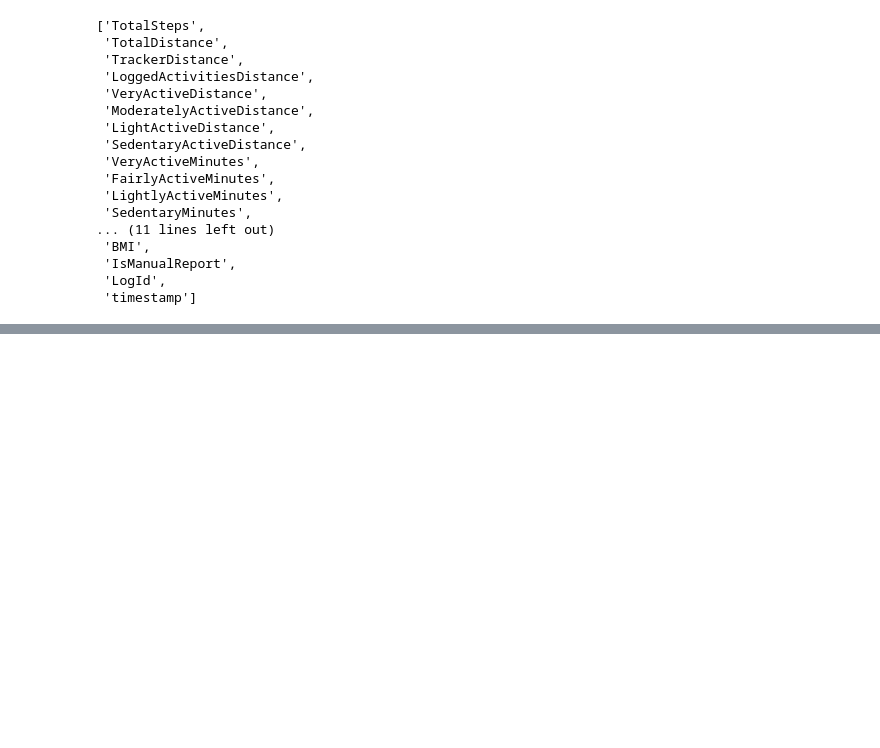
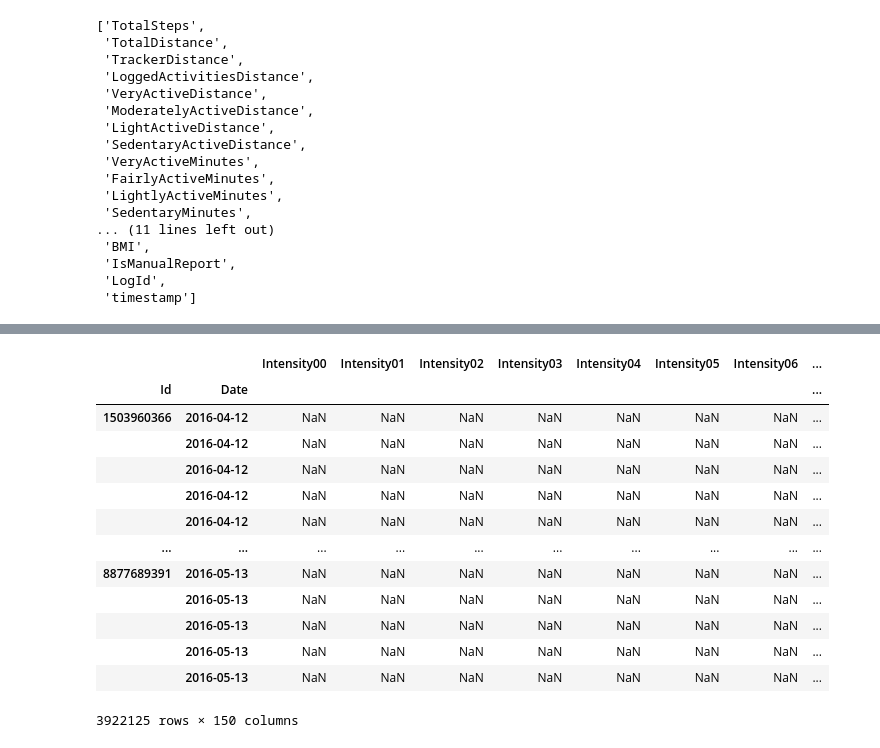
Before and after one commit to adamkhakhar/fitbit, a Jupyter notebook: EDA_and_Dataset_Creation.ipynb, the cells around one changed output, grey strips where cells are left out. Saved outputs shown, nothing was run; the diff lists cells and outputs as text; code cells hidden in the pictures; blank space fills up the shorter version.

```diff
--- a/EDA.ipynb
+++ b/EDA_and_Dataset_Creation.ipynb
@@ -593,0 +489,18 @@ features_df
+# %%
+index_df.sort_index(axis=0, inplace=True)
+index_df
+# %% [output]
+|  |  | Intensity00 | Intensity01 | Intensity02 | Intensity03 | Intensity04 | Intensity05 | Intensity06 | ... |
+| Id | Date |  |  |  |  |  |  |  | ... |
+| 1503960366 | 2016-04-12 | NaN | NaN | NaN | NaN | NaN | NaN | NaN | ... |
+|  | 2016-04-12 | NaN | NaN | NaN | NaN | NaN | NaN | NaN | ... |
+|  | 2016-04-12 | NaN | NaN | NaN | NaN | NaN | NaN | NaN | ... |
+|  | 2016-04-12 | NaN | NaN | NaN | NaN | NaN | NaN | NaN | ... |
+|  | 2016-04-12 | NaN | NaN | NaN | NaN | NaN | NaN | NaN | ... |
+| ... | ... | ... | ... | ... | ... | ... | ... | ... | ... |
+| 8877689391 | 2016-05-13 | NaN | NaN | NaN | NaN | NaN | NaN | NaN | ... |
+|  | 2016-05-13 | NaN | NaN | NaN | NaN | NaN | NaN | NaN | ... |
+|  | 2016-05-13 | NaN | NaN | NaN | NaN | NaN | NaN | NaN | ... |
+|  | 2016-05-13 | NaN | NaN | NaN | NaN | NaN | NaN | NaN | ... |
+|  | 2016-05-13 | NaN | NaN | NaN | NaN | NaN | NaN | NaN | ... |
+3922125 rows × 150 columns
```
Also changed, not shown: parts of 22 cells of this notebook.
